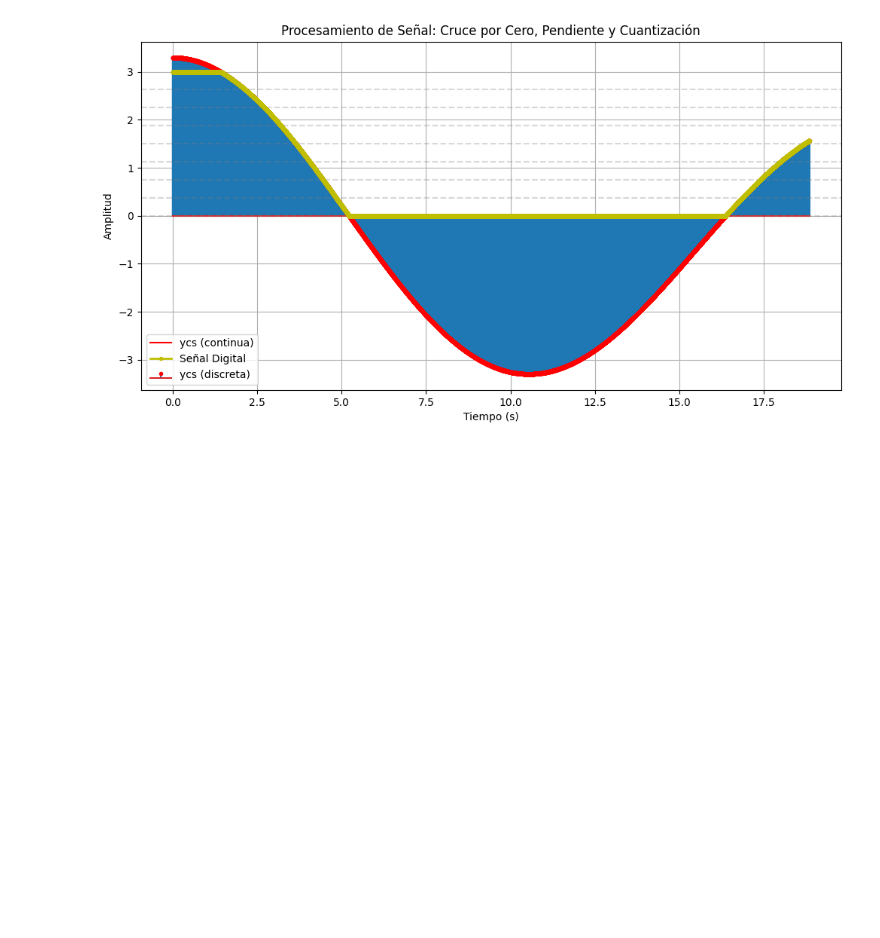
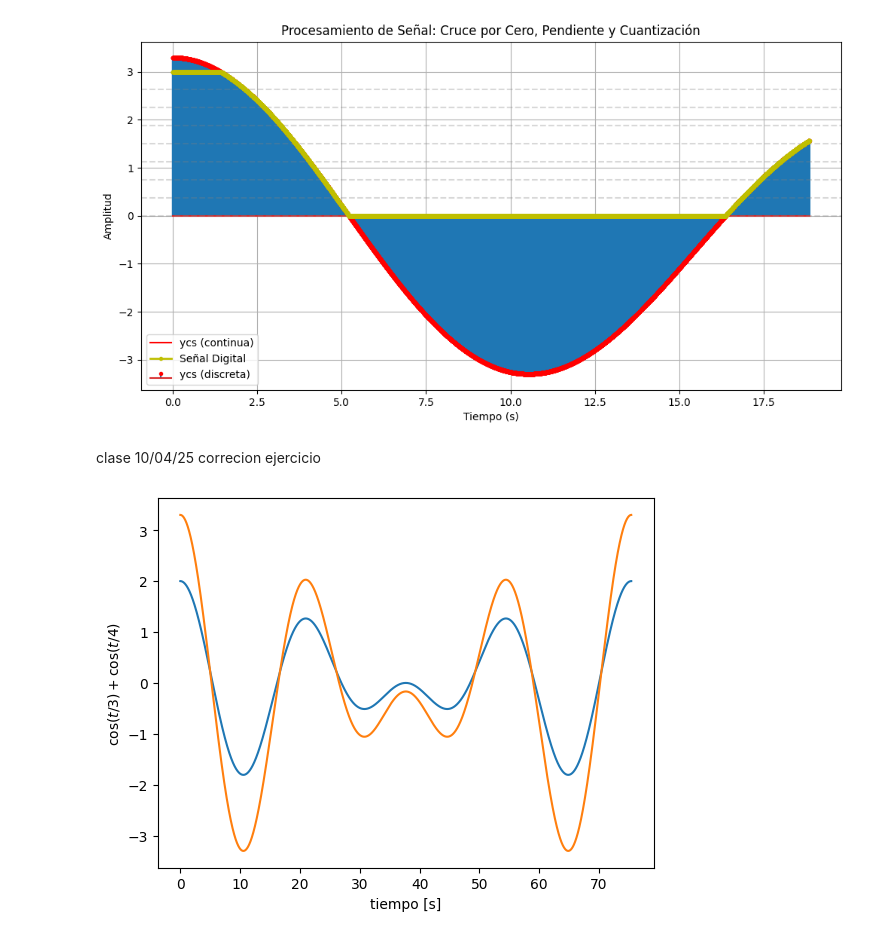
Before and after one commit to Ebl14/senales_y_sistemas, a Jupyter notebook: cuaderno1.ipynb, the cells around one changed output. Drawn from its saved outputs; the diff is of its cells as text; code cells hidden in the pictures; blank space fills up the shorter version.

```diff
--- a/cuaderno1.ipynb
+++ b/cuaderno1.ipynb
@@ -636,3 +636,39 @@ plt.title('Procesamiento de Señal: Cruce por Cero, Pendiente y Cuantización')
 plt.show()
 # %% [output]
 [figure]
+# %% [markdown]
+clase 10/04/25
+correcion ejercicio
+# %%
+import numpy as np
+import matplotlib.pyplot as plt
+from scipy.spatial.distance import cdist
+t_1 = 6*np.pi
+t_2 = 8*np.pi
+A = 1
+ti = 0
+tf = 4*t_1
+w1 = 2*np.pi/t_1
+w2 = 2*np.pi/t_2
+fs = 100
+ts = 1/fs
+tv = np.arange(ti,tf,ts)
+y = A*np.cos(w1*tv) + A*np.cos(w2*tv)
+ymin = -3.3
+ymax= 3.3
+nbits=8
+ycs = my_ceropen(y, ymin=ymin, ymax=ymax)
+ve = np.linspace(ymin,ymax,2**nbits)
+for i in range(ycs.shape[0]):
+  if i == 0:
+    yq = my_cuantizador(ycs[i],ve)
+  else:
+    yq = np.append(yq,my_cuantizador(ycs[i],ve))
+
+plt.plot(tv,y,label = 'y(t)')
+plt.plot(tv,ycs,label = 'ycp(t)') # Changed ply.plot to plt.plot
+plt.xlabel('tiempo [s]')
+plt.ylabel('$\cos(t/3)+\cos(t/4)$')
+plt.show()
+# %% [output]
+[figure, added]
```
